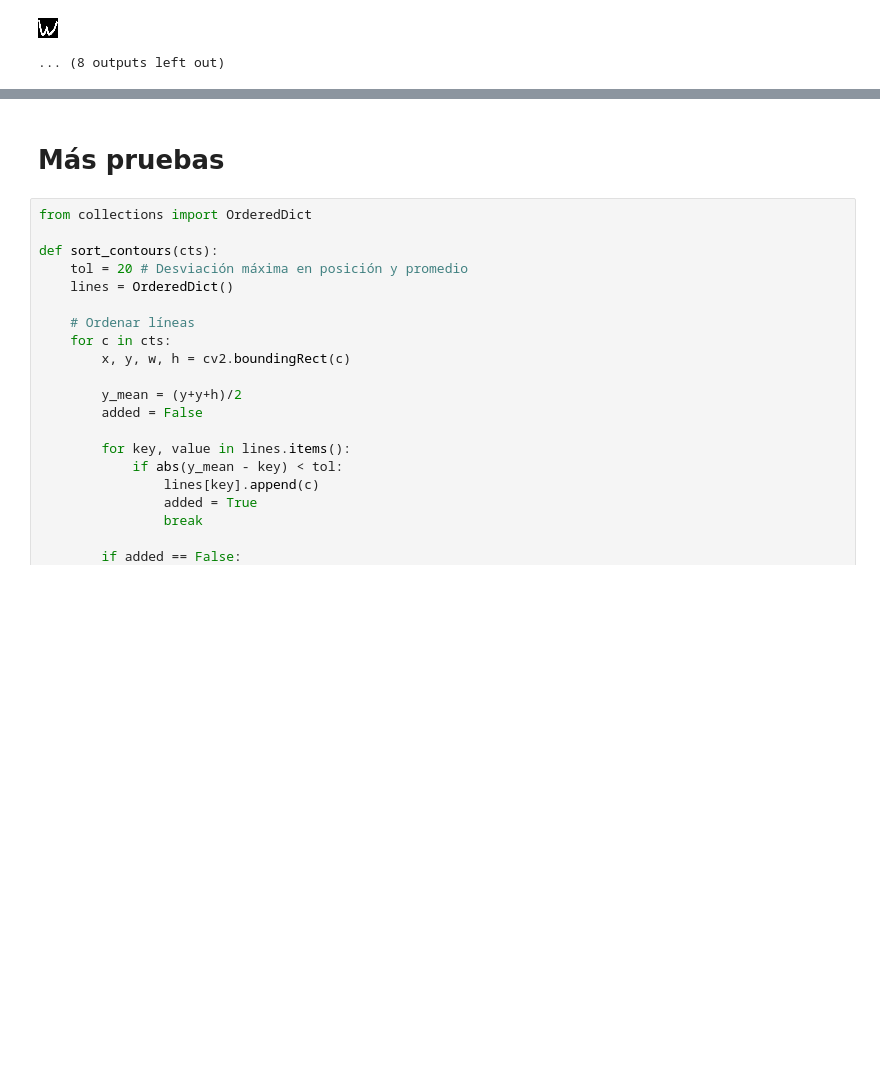
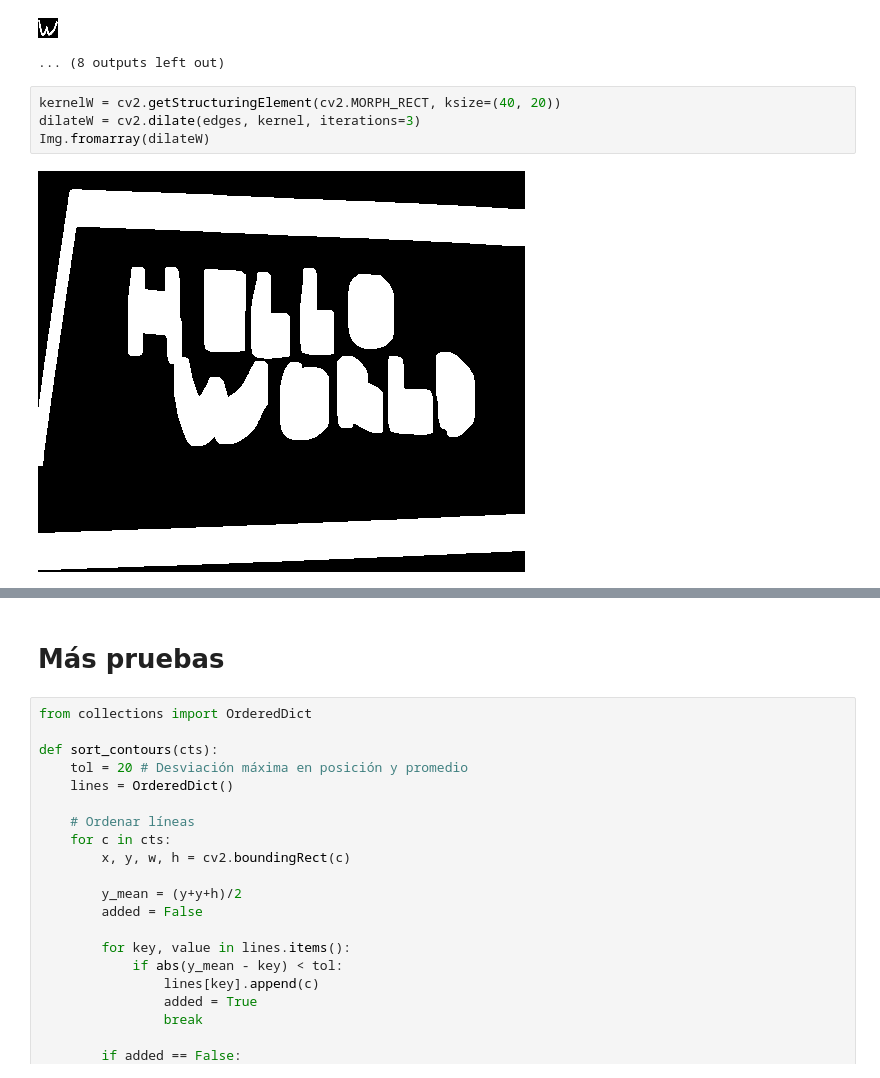
Before and after one commit to OscarRojasG/OCR, a Jupyter notebook: OCR.ipynb, the cells around one changed output, grey strips where cells are left out. Drawn from its saved outputs; the diff is of its cells as text; blank space fills up the shorter version.

```diff
--- a/OCR.ipynb
+++ b/OCR.ipynb
@@ -381,3 +384,9 @@ O
 W
 [figure]
 ... (8 outputs left out)
+# %%
+kernelW = cv2.getStructuringElement(cv2.MORPH_RECT, ksize=(40, 20))
+dilateW = cv2.dilate(edges, kernel, iterations=3)
+Img.fromarray(dilateW)
+# %% [output]
+[figure, added]
```
Also changed, not shown: parts of 17 cells of this notebook.
